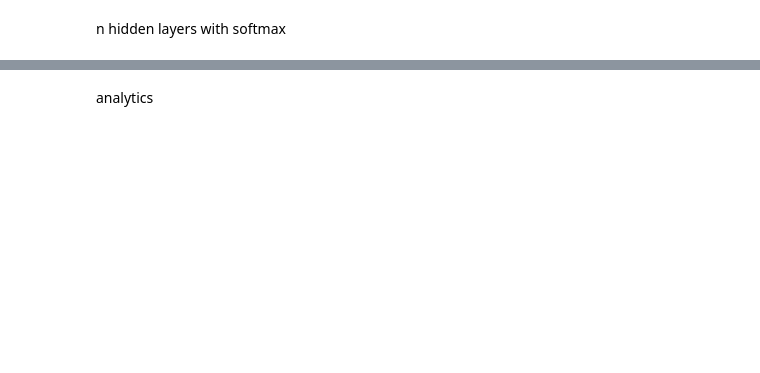
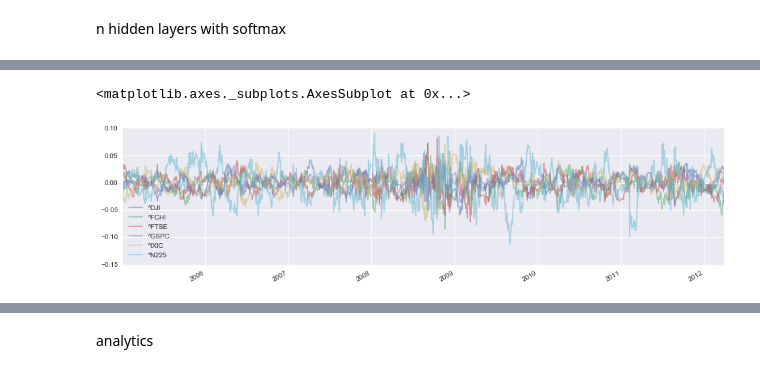
Before and after one commit to rhouck/nn_port, a Jupyter notebook: train model.ipynb, the cells around one changed output, grey strips where cells are left out. Saved outputs shown, nothing was run; the diff lists cells and outputs as text; code cells hidden in the pictures; blank space fills up the shorter version.

```diff
--- a/train model.ipynb
+++ b/train model.ipynb
@@ -139,2 +137,7 @@ cross entropy:  2.132417202
+# %%
+Xs.plot(alpha=.5, figsize=[16,4])
+# %% [output]
+<matplotlib.axes._subplots.AxesSubplot at 0x...>
+[figure, added]
 # %%
 probs = pd.DataFrame(probs, columns=ys.columns, index=ys.index)
```
Also changed, not shown: parts of 17 cells of this notebook, 5 other files.
